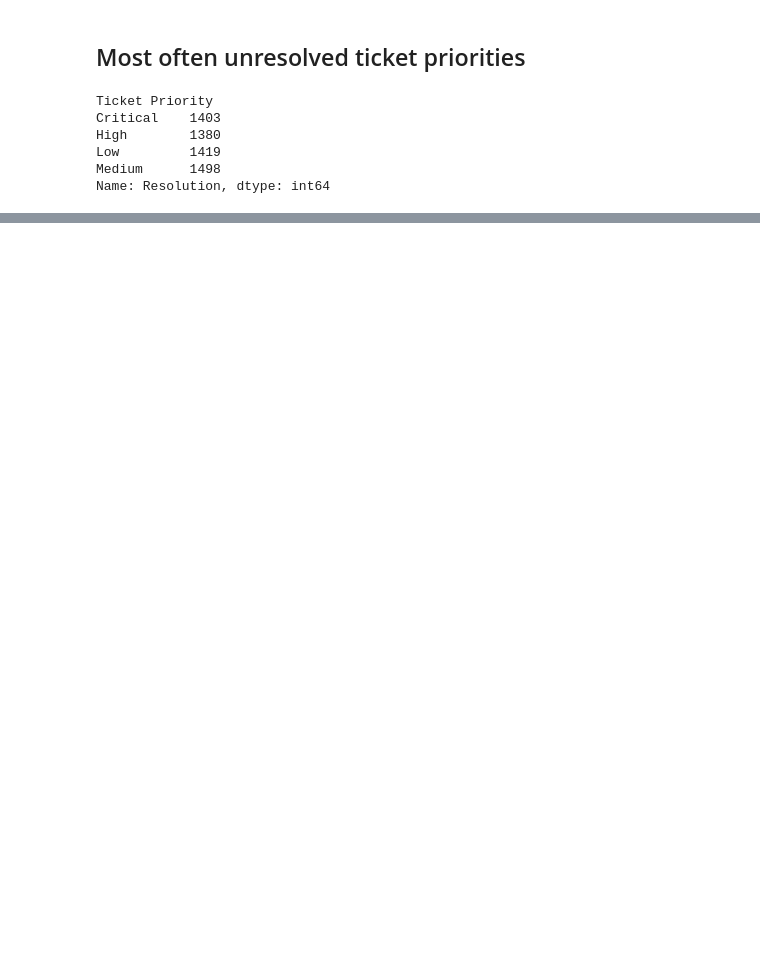
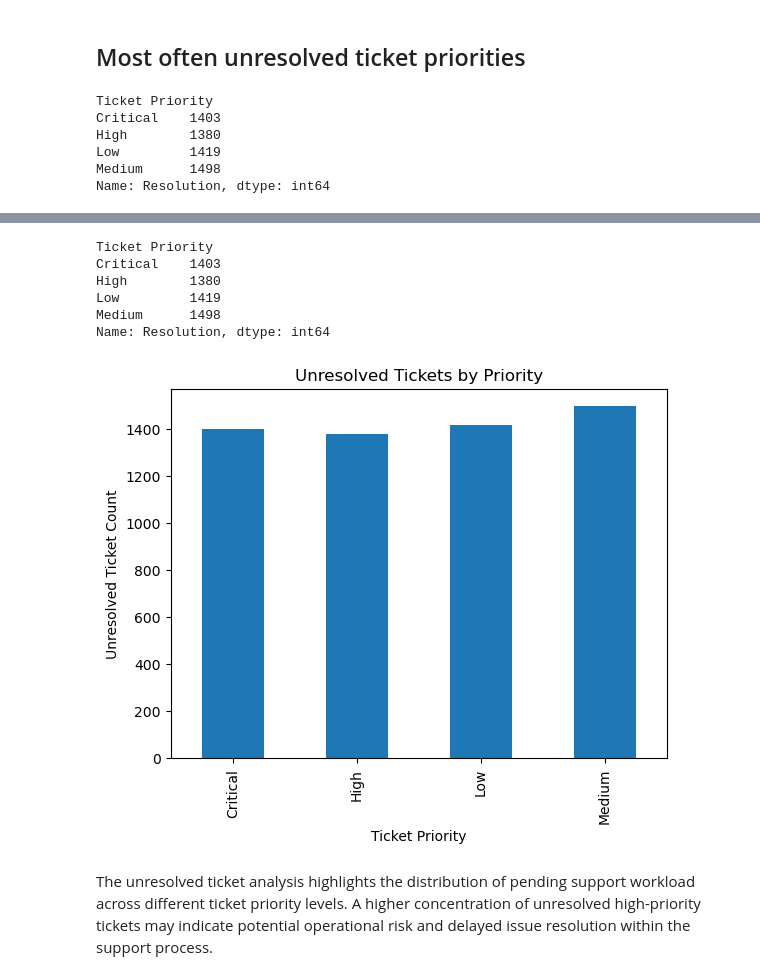
Before and after one commit to Ash2243/ai-technical-support-assistant, a Jupyter notebook: notebook/support_kpi_dashboard.ipynb, the cells around one changed output, grey strips where cells are left out. Drawn from its saved outputs; the diff is of its cells as text; code cells hidden in the pictures; blank space fills up the shorter version.

```diff
--- a/notebook/support_kpi_dashboard.ipynb
+++ b/notebook/support_kpi_dashboard.ipynb
@@ -332,0 +361,33 @@ Name: Resolution, dtype: int64
+# %%
+support_df.groupby(
+    'Ticket Priority'
+)['Resolution'].apply(
+    lambda x: x.isnull().sum()
+)
+# %% [output]
+Ticket Priority
+Critical    1403
+High        1380
+Low         1419
+Medium      1498
+Name: Resolution, dtype: int64
+# %%
+support_df.groupby(
+    'Ticket Priority'
+)['Resolution'].apply(
+    lambda x: x.isnull().sum()
+).plot(
+    kind='bar'
+)
+
+plt.title('Unresolved Tickets by Priority')
+
+plt.xlabel('Ticket Priority')
+
+plt.ylabel('Unresolved Ticket Count')
+
+plt.show()
+# %% [output]
+[figure, added]
+# %% [markdown]
+The unresolved ticket analysis highlights the distribution of pending support workload across different ticket priority levels. A higher concentration of unresolved high-priority tickets may indicate potential operational risk and delayed issue resolution within the support process.
```
Also changed, not shown: parts of 16 cells of this notebook.
